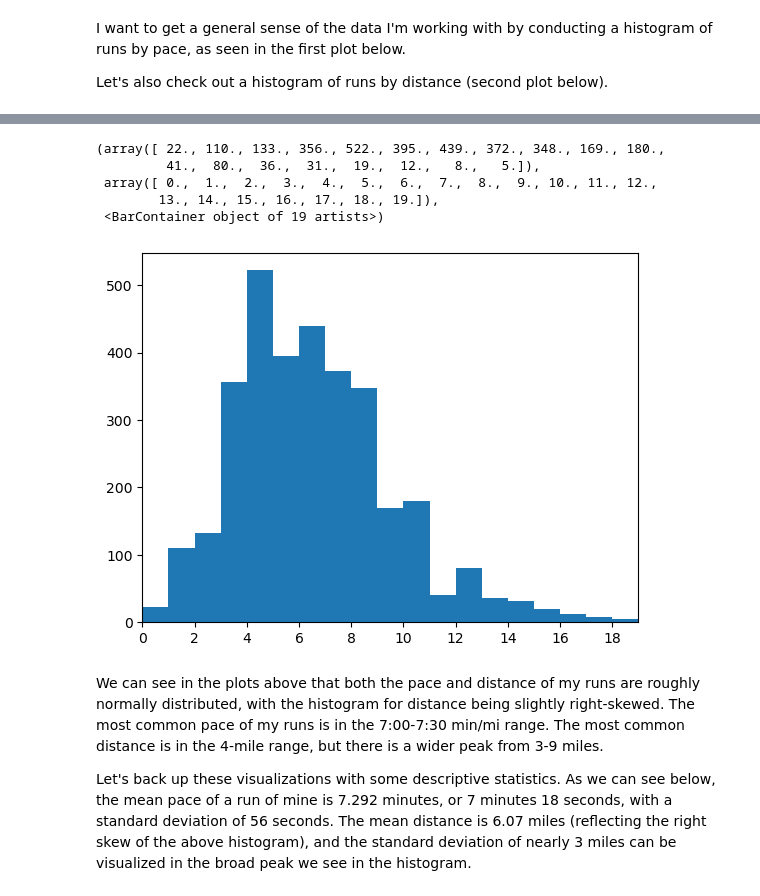
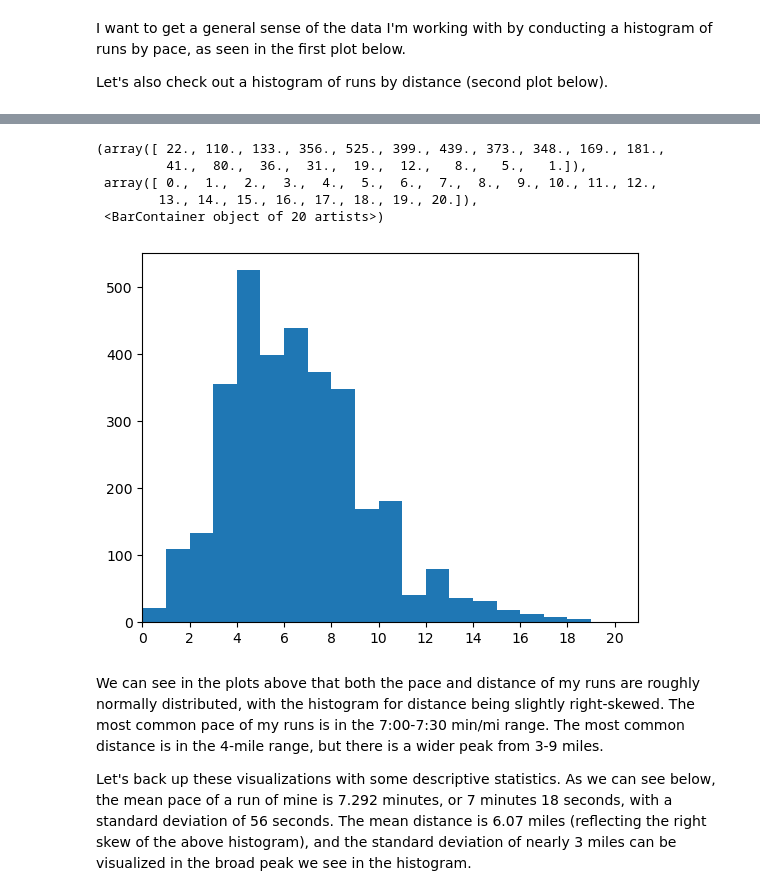
Before and after one commit to adolwick/biof309project, a Jupyter notebook: df_analysis.ipynb, the cells around one changed output, grey strips where cells are left out. Drawn from its saved outputs; the diff is of its cells as text; code cells hidden in the pictures.

```diff
--- a/df_analysis.ipynb
+++ b/df_analysis.ipynb
@@ -50,15 +50,15 @@ plt.hist(d['pace_min'], bins = [4,4.5,5,5.5,6,6.5,7,7.5,8,8.5,9,9.5,10])
 [figure]
 # %%
 plt.xticks(np.arange(0, max(d['Mileage'])+1, 2.0))
-plt.xlim(0,19)
-plt.hist(d['Mileage'], bins = [0,1,2,3,4,5,6,7,8,9,10,11,12,13,14,15,16,17,18,19])
+plt.xlim(0,21)
+plt.hist(d['Mileage'], bins = [0,1,2,3,4,5,6,7,8,9,10,11,12,13,14,15,16,17,18,19,20])
 # %% [output]
-(array([ 22., 110., 133., 356., 522., 395., 439., 372., 348., 169., 180.,
-         41.,  80.,  36.,  31.,  19.,  12.,   8.,   5.]),
+(array([ 22., 110., 133., 356., 525., 399., 439., 373., 348., 169., 181.,
+         41.,  80.,  36.,  31.,  19.,  12.,   8.,   5.,   1.]),
  array([ 0.,  1.,  2.,  3.,  4.,  5.,  6.,  7.,  8.,  9., 10., 11., 12.,
-        13., 14., 15., 16., 17., 18., 19.]),
- <BarContainer object of 19 artists>)
+        13., 14., 15., 16., 17., 18., 19., 20.]),
+ <BarContainer object of 20 artists>)
-[figure, old version]
+[figure, new version]
 # %% [markdown]
 We can see in the plots above that both the pace and distance of my runs are roughly normally distributed, with the histogram for distance being slightly right-skewed. The most common pace of my runs is in the 7:00-7:30 min/mi range. The most common distance is in the 4-mile range, but there is a wider peak from 3-9 miles.
 
```
Also changed, not shown: parts of 16 cells of this notebook, 9 other files.
